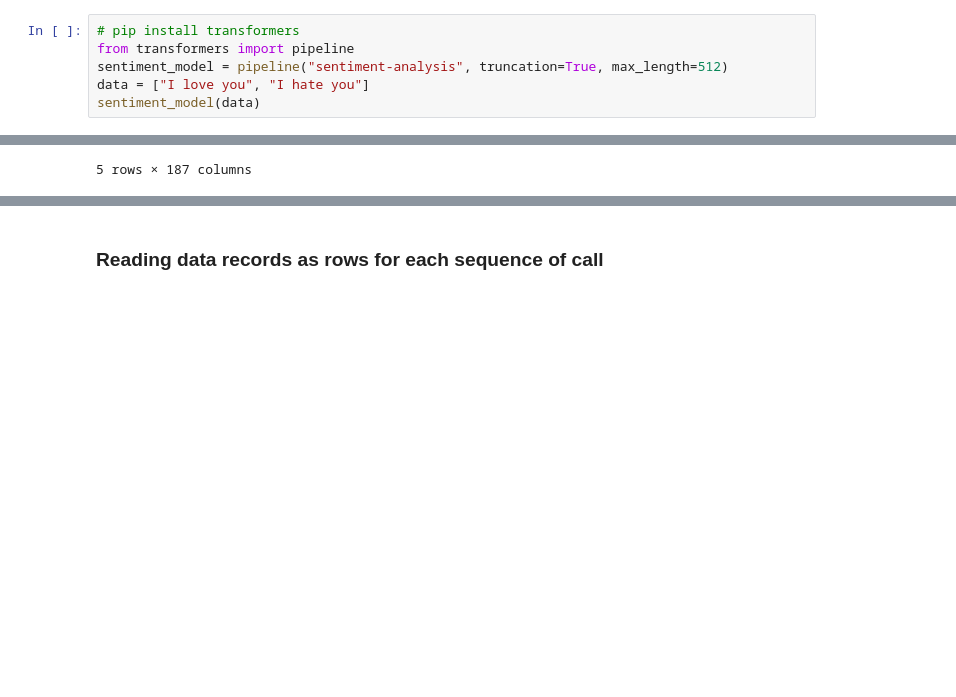
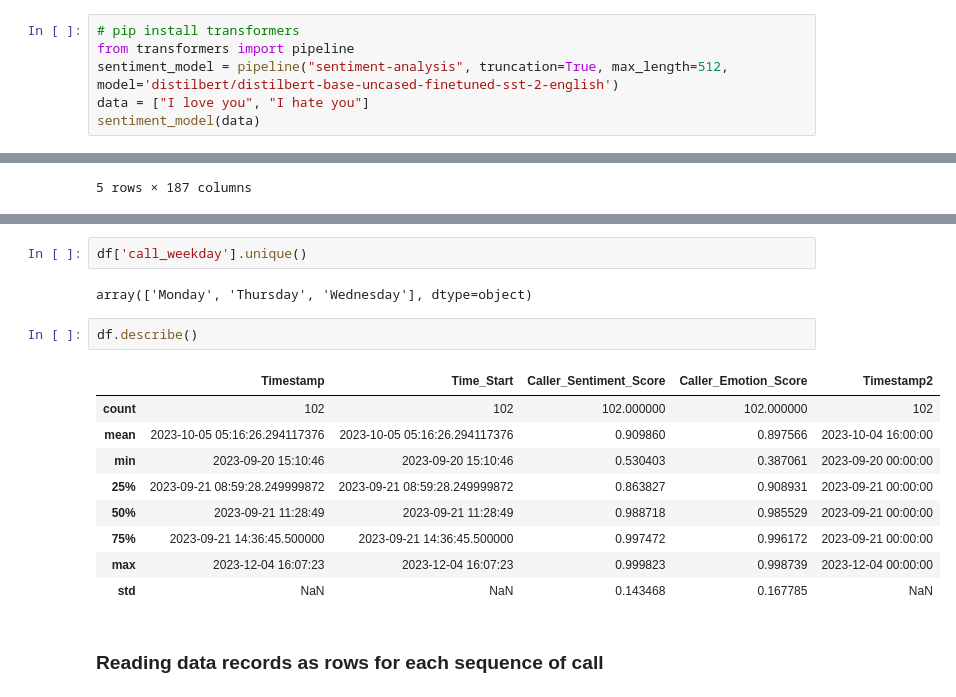
Before and after one commit to usct01/data-prod, a Jupyter notebook: src/main/python/01_data_processing.ipynb, the cells around one changed output, grey strips where cells are left out. Drawn from its saved outputs; the diff is of its cells as text; blank space fills up the shorter version.

```diff
--- a/src/main/python/01_data_processing.ipynb
+++ b/src/main/python/01_data_processing.ipynb
@@ -127,7 +137,7 @@ print(len (df.columns),df.columns)
 # %%
 # pip install transformers
 from transformers import pipeline
-sentiment_model = pipeline("sentiment-analysis", truncation=True, max_length=512)
+sentiment_model = pipeline("sentiment-analysis", truncation=True, max_length=512, model='distilbert/distilbert-base-uncased-finetuned-sst-2-english')
 data = ["I love you", "I hate you"]
 sentiment_model(data)
 # %% [output]
@@ -208,3 +240,19 @@ df.head()
+# %%
+df['call_weekday'].unique()
+# %% [output]
+array(['Monday', 'Thursday', 'Wednesday'], dtype=object)
+# %%
+df.describe()
+# %% [output]
+|  | Timestamp | Time_Start | Caller_Sentiment_Score | Caller_Emotion_Score | Timestamp2 |
+| count | 102 | 102 | 102.000000 | 102.000000 | 102 |
+| mean | 2023-10-05 05:16:26.294117376 | 2023-10-05 05:16:26.294117376 | 0.909860 | 0.897566 | 2023-10-04 16:00:00 |
+| min | 2023-09-20 15:10:46 | 2023-09-20 15:10:46 | 0.530403 | 0.387061 | 2023-09-20 00:00:00 |
+| 25% | 2023-09-21 08:59:28.249999872 | 2023-09-21 08:59:28.249999872 | 0.863827 | 0.908931 | 2023-09-21 00:00:00 |
+| 50% | 2023-09-21 11:28:49 | 2023-09-21 11:28:49 | 0.988718 | 0.985529 | 2023-09-21 00:00:00 |
+| 75% | 2023-09-21 14:36:45.500000 | 2023-09-21 14:36:45.500000 | 0.997472 | 0.996172 | 2023-09-21 00:00:00 |
+| max | 2023-12-04 16:07:23 | 2023-12-04 16:07:23 | 0.999823 | 0.998739 | 2023-12-04 00:00:00 |
+| std | NaN | NaN | 0.143468 | 0.167785 | NaN |
 # %% [markdown]
 ### Reading data records as rows for each sequence of call
 # %%
```
Also changed, not shown: parts of 15 cells of this notebook.
